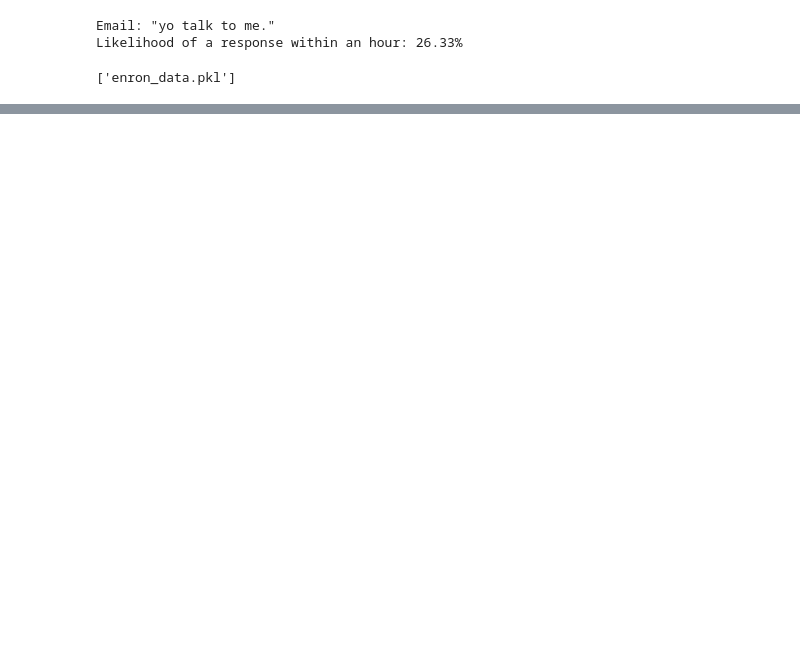
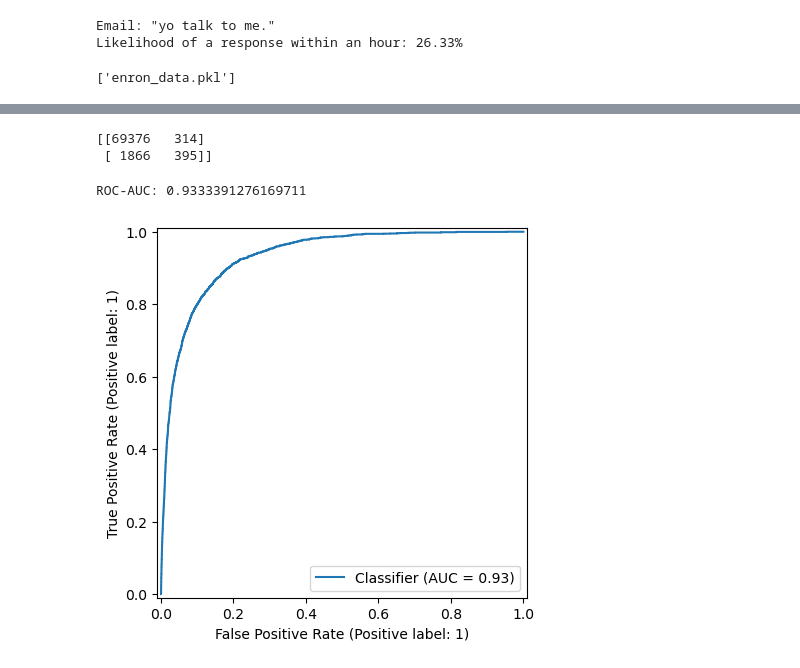
Before and after one commit to Grantalan/nlp-email-optimization-engine, a Jupyter notebook: notebooks/Enron_model.ipynb, the cells around one changed output, grey strips where cells are left out. Saved outputs shown, nothing was run; the diff lists cells and outputs as text; code cells hidden in the pictures; blank space fills up the shorter version.

```diff
--- a/notebooks/Enron_model.ipynb
+++ b/notebooks/Enron_model.ipynb
@@ -128,0 +147,8 @@ joblib.dump(df_enriched, "enron_data.pkl")
+# %%
+# 1. Prepare test set the same way as training
+X_test_df = pd.DataFrame(X_test)
+X_test_enriched = extract_text_metadata(X_test_df)
+# %%
+# Generate predictions
+y_pred = pipeline.predict(X_test_enriched[all_feature_cols])
+y_proba = pipeline.predict_proba(X_test_enriched[all_feature_cols])[:, 1]
@@ -128,0 +167,17 @@ joblib.dump(df_enriched, "enron_data.pkl")
+# %%
+# Confusion matrix
+print(confusion_matrix(y_test, y_pred))
+# %% [output]
+[[69376   314]
+ [ 1866   395]]
+# %%
+# ROC-AUC (most informative for binary classifiers)
+print("ROC-AUC:", roc_auc_score(y_test, y_proba))
+# %% [output]
+ROC-AUC: 0.9333391276169711
+# %%
+# Create ROC curve plot
+RocCurveDisplay.from_predictions(y_test, y_proba)
+plt.show()
+# %% [output]
+[figure, added]
```
Also changed, not shown: parts of 8 cells of this notebook, 3 other files.
